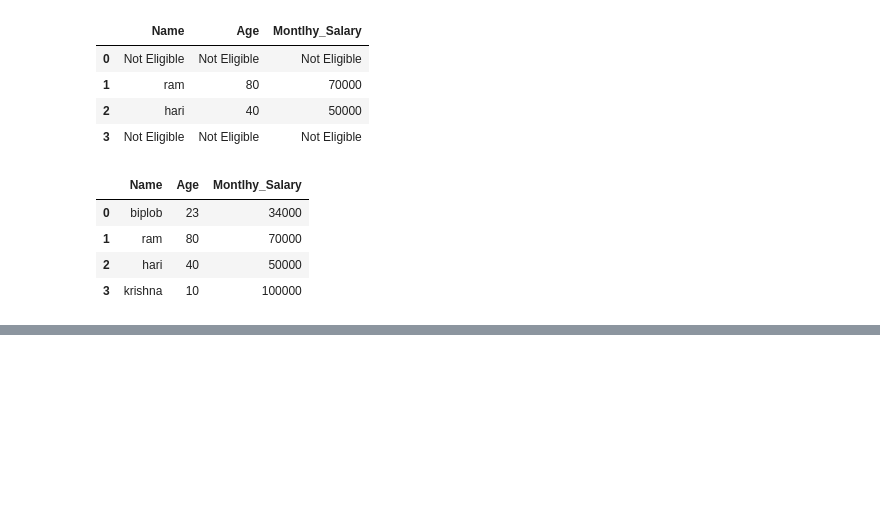
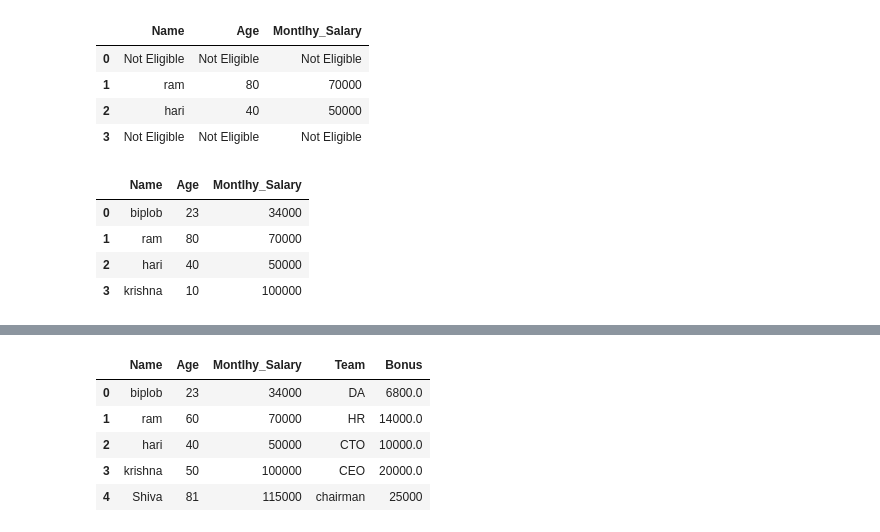
Before and after one commit to kaflebiplob/ML_BASICS, a Jupyter notebook: pandas_basic/pandas_basic_test.ipynb, the cells around one changed output, grey strips where cells are left out. Drawn from its saved outputs; the diff is of its cells as text; code cells hidden in the pictures; blank space fills up the shorter version.

```diff
--- a/pandas_basic/pandas_basic_test.ipynb
+++ b/pandas_basic/pandas_basic_test.ipynb
@@ -168,0 +217,13 @@ df
+# %%
+# update value using column name
+
+df.loc[df.Name =='ram','Age']=60
+# %%
+df
+# %% [output]
+|  | Name | Age | Montlhy_Salary | Team | Bonus |
+| 0 | biplob | 23 | 34000 | DA | 6800.0 |
+| 1 | ram | 60 | 70000 | HR | 14000.0 |
+| 2 | hari | 40 | 50000 | CTO | 10000.0 |
+| 3 | krishna | 50 | 100000 | CEO | 20000.0 |
+| 4 | Shiva | 81 | 115000 | chairman | 25000 |
```
Also changed, not shown: parts of 11 cells of this notebook, 1 other file.
